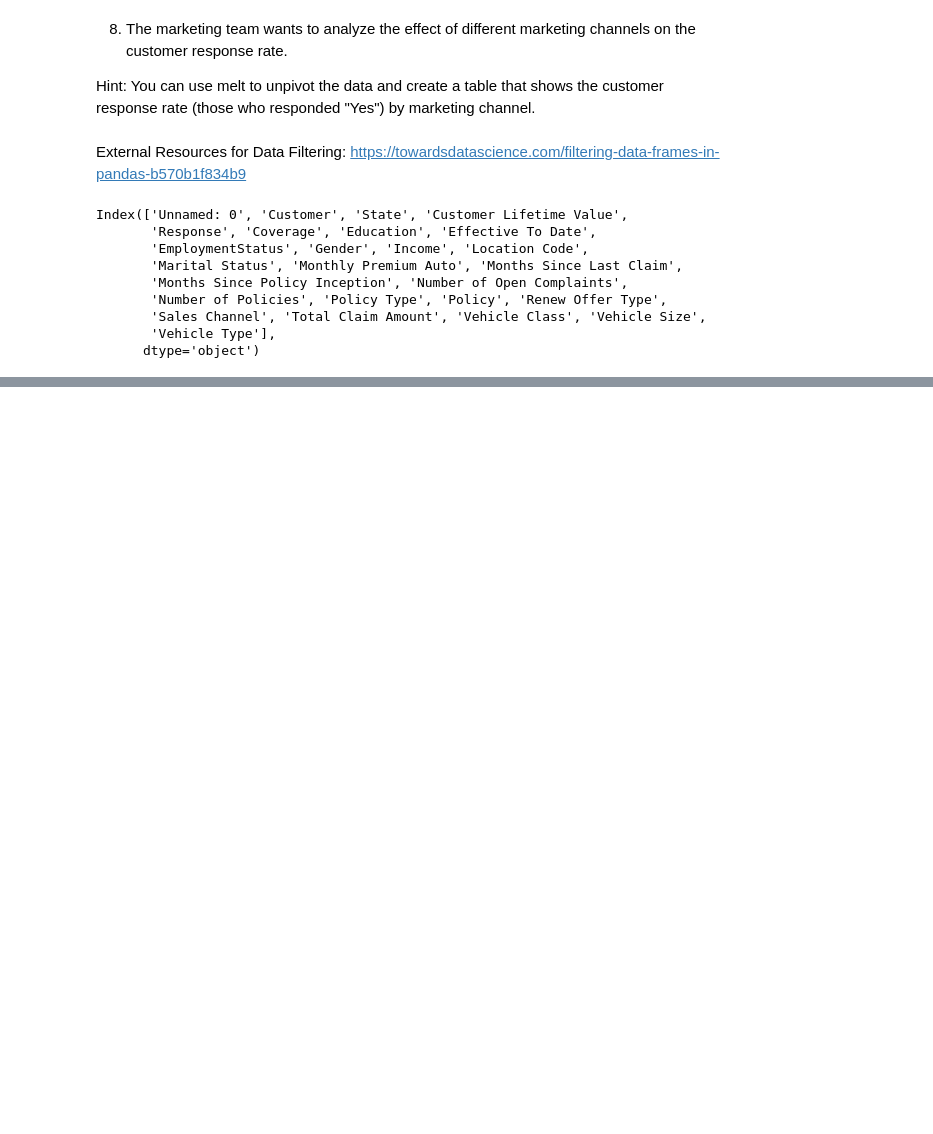
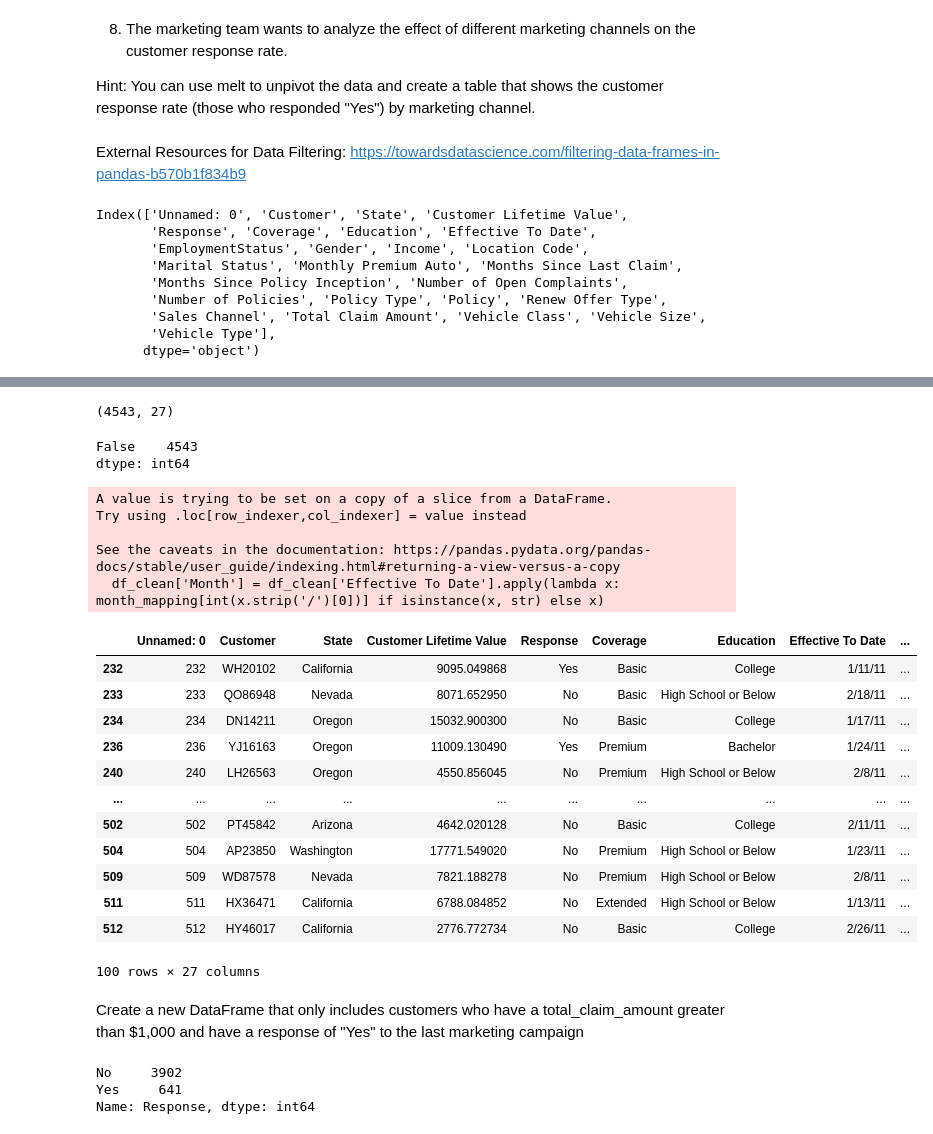
Before and after one commit to tahora-23/lab-dw-data-aggregation-and-filtering, a Jupyter notebook: lab-dw-aggregating.ipynb, the cells around one changed output, grey strips where cells are left out. Saved outputs shown, nothing was run; the diff lists cells and outputs as text; code cells hidden in the pictures; blank space fills up the shorter version.

```diff
--- a/lab-dw-aggregating.ipynb
+++ b/lab-dw-aggregating.ipynb
@@ -188,0 +137,44 @@ new_df.groupby(['State', 'Policy'], as_index=False).filter(lambda x: x['Customer
+# %%
+df_clean.shape
+# %% [output]
+(4543, 27)
+# %%
+duplicates = df_clean.duplicated('Customer')
+df_clean.drop_duplicates(keep='first', subset='Customer')
+pd.DataFrame(df_clean.duplicated('Customer')).value_counts()
+# %% [output]
+False    4543
+dtype: int64
+# %%
+month_mapping = {1: 'January', 2: 'February', 3: 'March', 4: 'April', 5: 'May', 6:'June', 7:'July', 8: 'August', 9:'September', 10:'October', 11:'November', 12:'Decemeber'}
+
+df_clean['Month'] = df_clean['Effective To Date'].apply(lambda x: month_mapping[int(x.strip('/')[0])] if isinstance(x, str) else x)
+
+df_clean[100:200]
+# %% [output]
+A value is trying to be set on a copy of a slice from a DataFrame.
+Try using .loc[row_indexer,col_indexer] = value instead
+
+See the caveats in the documentation: https://pandas.pydata.org/pandas-docs/stable/user_guide/indexing.html#returning-a-view-versus-a-copy
+  df_clean['Month'] = df_clean['Effective To Date'].apply(lambda x: month_mapping[int(x.strip('/')[0])] if isinstance(x, str) else x)
+|  | Unnamed: 0 | Customer | State | Customer Lifetime Value | Response | Coverage | Education | Effective To Date | ... |
+| 232 | 232 | WH20102 | California | 9095.049868 | Yes | Basic | College | 1/11/11 | ... |
+| 233 | 233 | QO86948 | Nevada | 8071.652950 | No | Basic | High School or Below | 2/18/11 | ... |
+| 234 | 234 | DN14211 | Oregon | 15032.900300 | No | Basic | College | 1/17/11 | ... |
+| 236 | 236 | YJ16163 | Oregon | 11009.130490 | Yes | Premium | Bachelor | 1/24/11 | ... |
+| 240 | 240 | LH26563 | Oregon | 4550.856045 | No | Premium | High School or Below | 2/8/11 | ... |
+| ... | ... | ... | ... | ... | ... | ... | ... | ... | ... |
+| 502 | 502 | PT45842 | Arizona | 4642.020128 | No | Basic | College | 2/11/11 | ... |
+| 504 | 504 | AP23850 | Washington | 17771.549020 | No | Premium | High School or Below | 1/23/11 | ... |
+| 509 | 509 | WD87578 | Nevada | 7821.188278 | No | Premium | High School or Below | 2/8/11 | ... |
+| 511 | 511 | HX36471 | California | 6788.084852 | No | Extended | High School or Below | 1/13/11 | ... |
+| 512 | 512 | HY46017 | California | 2776.772734 | No | Basic | College | 2/26/11 | ... |
+100 rows × 27 columns
+# %% [markdown]
+Create a new DataFrame that only includes customers who have a total_claim_amount greater than $1,000 and have a response of "Yes" to the last marketing campaign
+# %%
+df_clean['Response'].value_counts()
+# %% [output]
+No     3902
+Yes     641
+Name: Response, dtype: int64
```
Also changed, not shown: parts of 34 cells of this notebook.
